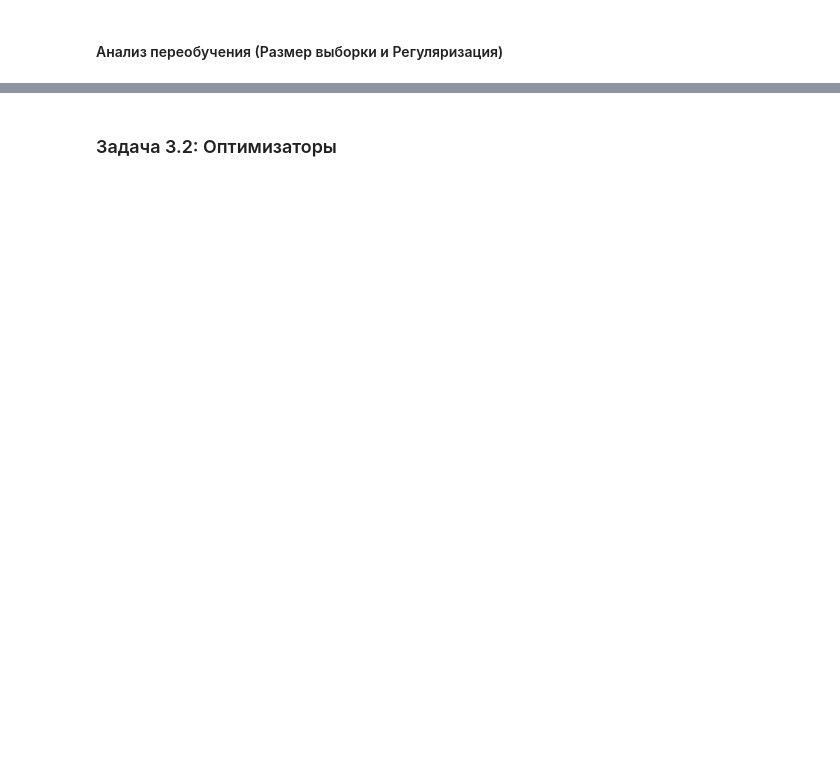
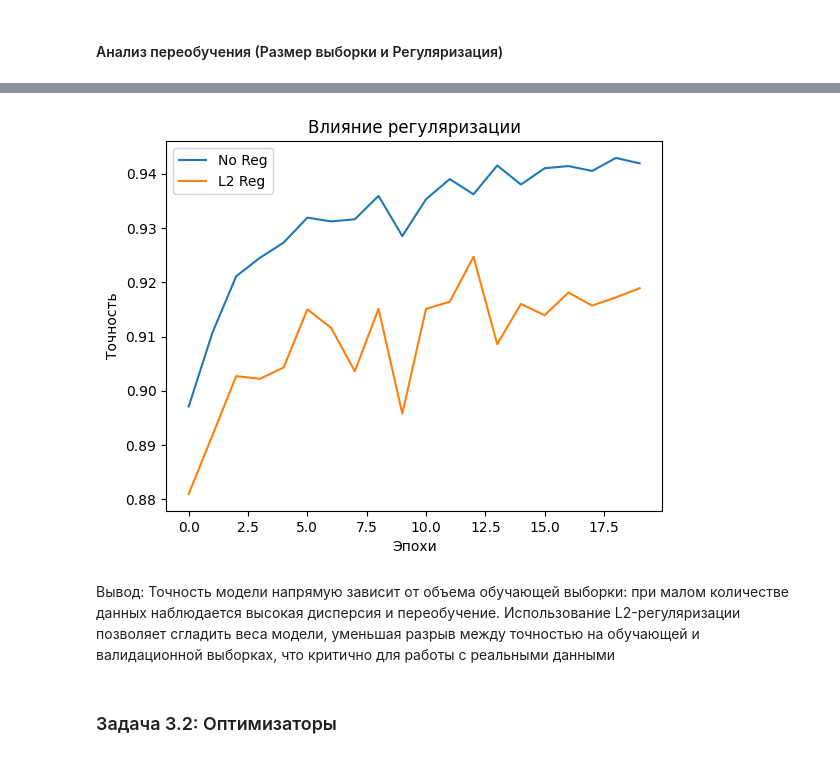
Before and after one commit to Exemtik/BasicMachineLearning, a Jupyter notebook: lab_2.ipynb, the cells around one changed output, grey strips where cells are left out. Drawn from its saved outputs; the diff is of its cells as text; code cells hidden in the pictures; blank space fills up the shorter version.

```diff
--- a/lab_2.ipynb
+++ b/lab_2.ipynb
@@ -247,28 +279,34 @@ plt.show()
 # %%
 # Регуляризация
 def build_reg(use_reg=False):
     reg = l2(0.01) if use_reg else None
     input_tensor = tf.keras.Input(shape=(28, 28))
     return Sequential([
         input_tensor,
         Flatten(),
         Dense(128, activation='relu', kernel_regularizer=reg),
         Dense(10, activation='softmax')
     ])
 
 h_no_reg = build_reg(False)
 h_no_reg.compile(optimizer='adam', loss='categorical_crossentropy', metrics=['accuracy'])
 res_no_reg = h_no_reg.fit(X3_train_full[:5000], y3_train_full_cat[:5000], epochs=20, verbose=0, validation_data=(X3_test, y3_test_cat))
 
 h_reg = build_reg(True)
 h_reg.compile(optimizer='adam', loss='categorical_crossentropy', metrics=['accuracy'])
 res_reg = h_reg.fit(X3_train_full[:5000], y3_train_full_cat[:5000], epochs=20, verbose=0, validation_data=(X3_test, y3_test_cat))
 
 plt.plot(res_no_reg.history['val_accuracy'], label='No Reg')
 plt.plot(res_reg.history['val_accuracy'], label='L2 Reg')
 plt.title('Влияние регуляризации')
+plt.xlabel('Эпохи')
+plt.ylabel('Точность')
 plt.legend()
 plt.show()
+# %% [output]
+[figure, added]
+# %% [markdown]
+Вывод: Точность модели напрямую зависит от объема обучающей выборки: при малом количестве данных наблюдается высокая дисперсия и переобучение. Использование L2-регуляризации позволяет сгладить веса модели, уменьшая разрыв между точностью на обучающей и валидационной выборках, что критично для работы с реальными данными
 # %% [markdown]
 ### Задача 3.2: Оптимизаторы
 # %%
```
Also changed, not shown: parts of 15 cells of this notebook, 1 other file.
